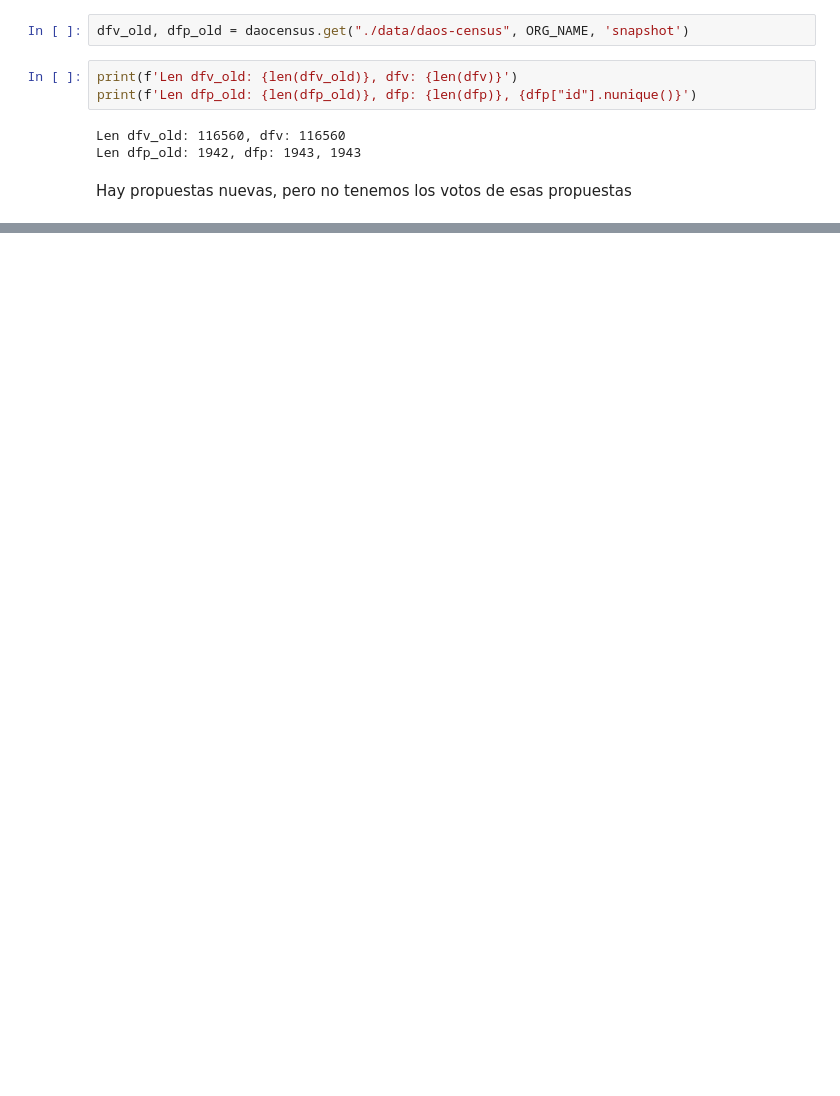
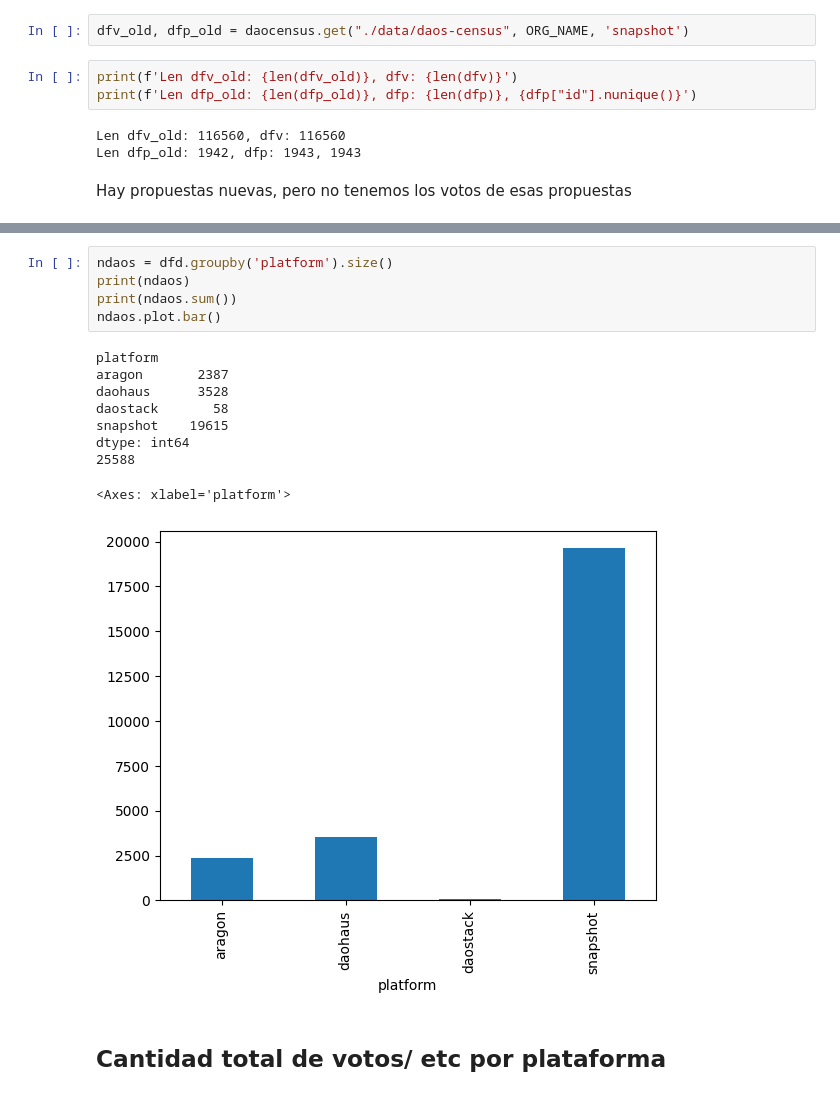
Before and after one commit to daviddavo/upm-tfm-notebooks, a Jupyter notebook: 04b_dao-census-text.ipynb, the cells around one changed output, grey strips where cells are left out. Drawn from its saved outputs; the diff is of its cells as text; blank space fills up the shorter version.

```diff
--- a/04b_dao-census-text.ipynb
+++ b/04b_dao-census-text.ipynb
@@ -47,0 +122,17 @@ new_props
+# %%
+ndaos = dfd.groupby('platform').size()
+print(ndaos)
+print(ndaos.sum())
+ndaos.plot.bar()
+# %% [output]
+platform
+aragon       2387
+daohaus      3528
+daostack       58
+snapshot    19615
+dtype: int64
+25588
+<Axes: xlabel='platform'>
+[figure, added]
+# %% [markdown]
+## Cantidad total de votos/ etc por plataforma
```
Also changed, not shown: parts of 31 cells of this notebook, 2 other files.
